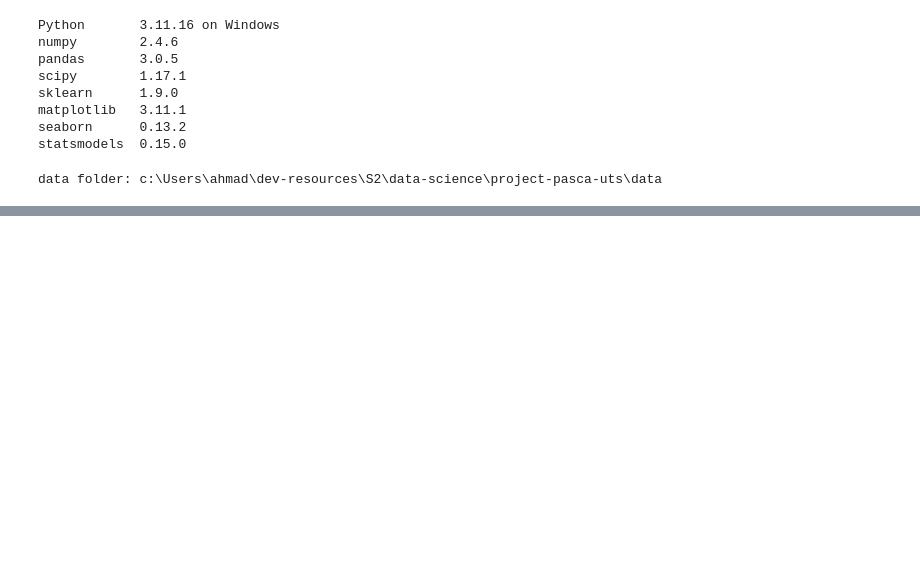
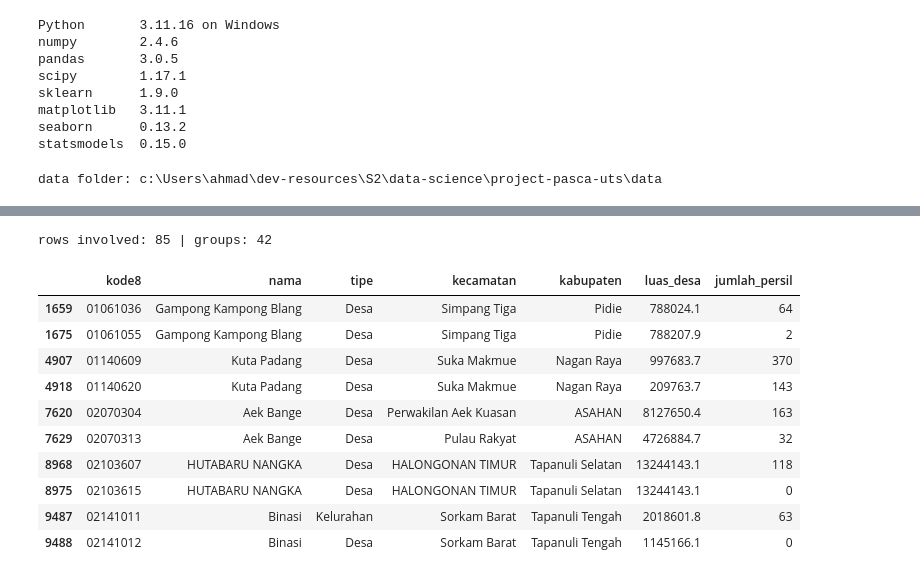
Before and after one commit to ahmadfh07/spatial-pertanahan-nasional, a Jupyter notebook: master.ipynb, the cells around one changed output, grey strips where cells are left out. Cells and saved outputs as stored; diff of their text form; code cells hidden in the pictures; blank space fills up the shorter version.

```diff
--- a/master.ipynb
+++ b/master.ipynb
@@ -116,0 +343,18 @@ profile(rawDesa)
+# %%
+# --- Same-name villages inside one kecamatan (name is not a key) -------------------------
+dup = desa[desa.duplicated(["kec_code", "nama_n"], keep=False)].sort_values(["kec_code", "nama_n"])
+print("rows involved:", len(dup), "| groups:", dup.groupby(["kec_code", "nama_n"]).ngroups)
+dup[["kode8", "nama", "tipe", "kecamatan", "kabupaten", "luas_desa", "jumlah_persil"]].head(10)
+# %% [output]
+rows involved: 85 | groups: 42
+|  | kode8 | nama | tipe | kecamatan | kabupaten | luas_desa | jumlah_persil |
+| 1659 | 01061036 | Gampong Kampong Blang | Desa | Simpang Tiga | Pidie | 788024.1 | 64 |
+| 1675 | 01061055 | Gampong Kampong Blang | Desa | Simpang Tiga | Pidie | 788207.9 | 2 |
+| 4907 | 01140609 | Kuta Padang | Desa | Suka Makmue | Nagan Raya | 997683.7 | 370 |
+| 4918 | 01140620 | Kuta Padang | Desa | Suka Makmue | Nagan Raya | 209763.7 | 143 |
+| 7620 | 02070304 | Aek Bange | Desa | Perwakilan Aek Kuasan | ASAHAN | 8127650.4 | 163 |
+| 7629 | 02070313 | Aek Bange | Desa | Pulau Rakyat | ASAHAN | 4726884.7 | 32 |
+| 8968 | 02103607 | HUTABARU NANGKA | Desa | HALONGONAN TIMUR | Tapanuli Selatan | 13244143.1 | 118 |
+| 8975 | 02103615 | HUTABARU NANGKA | Desa | HALONGONAN TIMUR | Tapanuli Selatan | 13244143.1 | 0 |
+| 9487 | 02141011 | Binasi | Kelurahan | Sorkam Barat | Tapanuli Tengah | 2018601.8 | 63 |
+| 9488 | 02141012 | Binasi | Desa | Sorkam Barat | Tapanuli Tengah | 1145166.1 | 0 |
```
Also changed, not shown: parts of 8 cells of this notebook.
